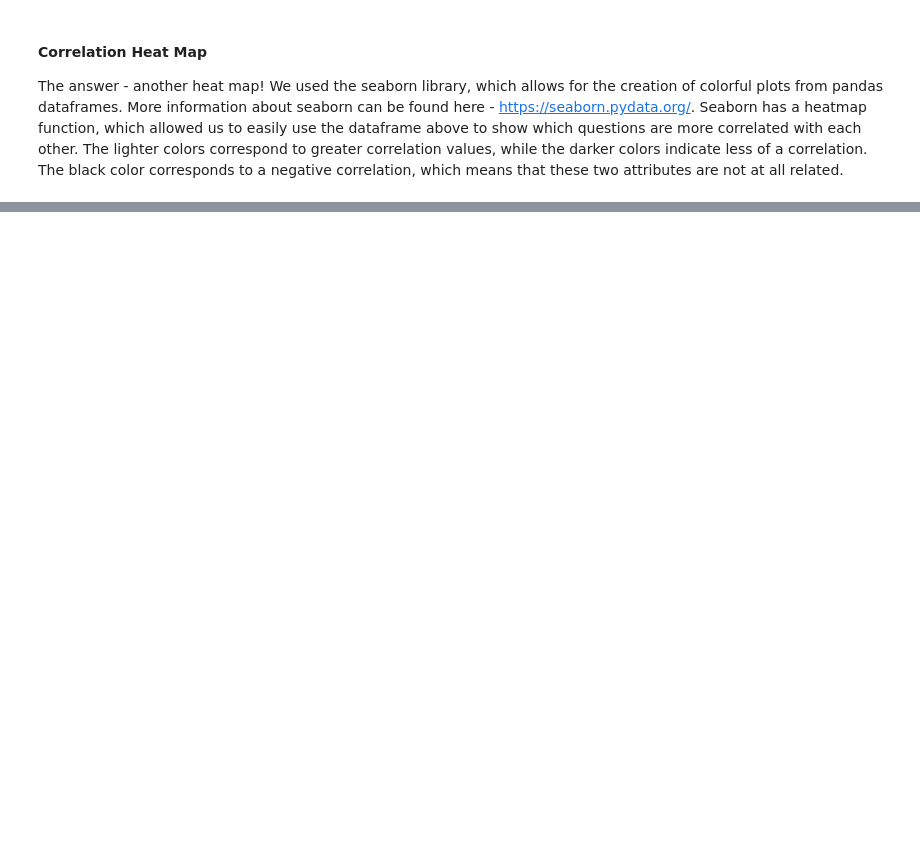
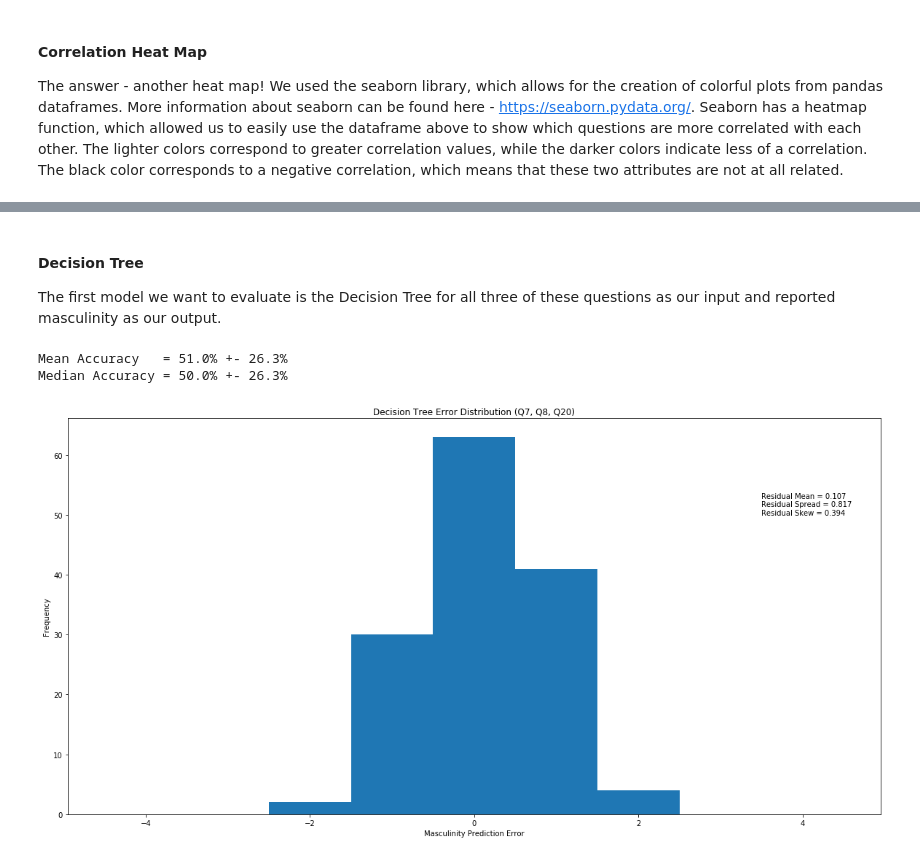
Before and after one commit to nated1028/CMSC320FinalProject, a Jupyter notebook: FinalProject.ipynb, the cells around one changed output, grey strips where cells are left out. Drawn from its saved outputs; the diff is of its cells as text; code cells hidden in the pictures; blank space fills up the shorter version.

```diff
--- a/FinalProject.ipynb
+++ b/FinalProject.ipynb
@@ -433,0 +325,45 @@ Median Accuracy = 53.1% +- 18.2%
+# %%
+from sklearn.model_selection import RepeatedKFold, cross_val_score
+
+x = scrub_data[['q0007_0001', 'q0007_0002', 'q0007_0003', 'q0007_0004',
+                'q0007_0005', 'q0007_0006', 'q0007_0007', 'q0007_0008',
+                'q0007_0009', 'q0007_0010', 'q0007_0011',
+                'q0008_0001', 'q0008_0002', 'q0008_0003', 'q0008_0004',
+                'q0008_0005', 'q0008_0006', 'q0008_0007', 'q0008_0008',
+                'q0008_0009', 'q0008_0010', 'q0008_0011',
+                'q0020_0001', 'q0020_0002', 'q0020_0003', 'q0020_0004',
+                'q0020_0005', 'q0020_0006']]
+y = scrub_data[['q0001']]
+x = np.array([list(i) for i in x.values])
+y = np.array([list(i) for i in y.values])
+kf = RepeatedKFold(n_splits = 10, n_repeats = 5)
+kf.get_n_splits(x)
+for train_index, test_index in kf.split(x):
+    x_train, x_test = x[train_index], x[test_index]
+    y_train, y_test = y[train_index], y[test_index]
+# %% [markdown]
+#### Decision Tree
+The first model we want to evaluate is the Decision Tree for all three of these questions as our input and reported masculinity as our output.
+# %%
+from sklearn import tree
+
+clf = tree.DecisionTreeClassifier()
+clf.fit(x_train, y_train)
+scores = cross_val_score(clf, x_test, y_test, cv = kf)
+
+print('Mean Accuracy   = {0:2.1f}% +- {2:2.1f}%\nMedian Accuracy = {1:2.1f}% +- {2:2.1f}%'.format(
+    np.mean(scores) * 100, np.median(scores) * 100, np.std(scores) * 200))
+
+residuals = np.array([clf.predict([i]) for i in x_test]).reshape(-1, 1) - np.array(y_test)
+plot.figure(figsize = (20, 10))
+plot.hist(residuals.flatten(), bins = 9, range = (-4.5, 4.5))
+plot.text(3.5, 50, 'Residual Mean = {:1.3f}\nResidual Spread = {:1.3f}\nResidual Skew = {:1.3f}'.format(
+    residuals.mean(), residuals.std(), skew(residuals)))
+plot.xlabel('Masculinity Prediction Error')
+plot.ylabel('Frequency')
+plot.title('Decision Tree Error Distribution (Q7, Q8, Q20)')
+plot.show()
+# %% [output]
+Mean Accuracy   = 51.0% +- 26.3%
+Median Accuracy = 50.0% +- 26.3%
+[figure, added]
```
Also changed, not shown: parts of 66 cells of this notebook.
